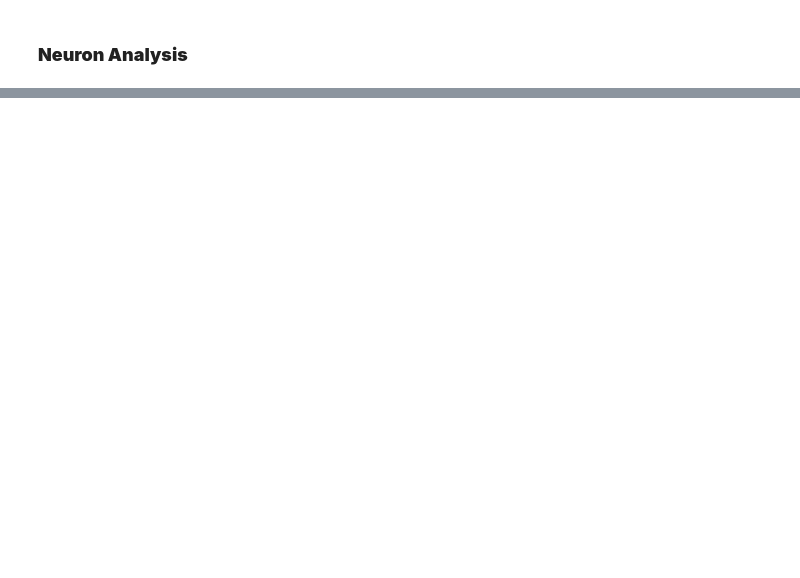
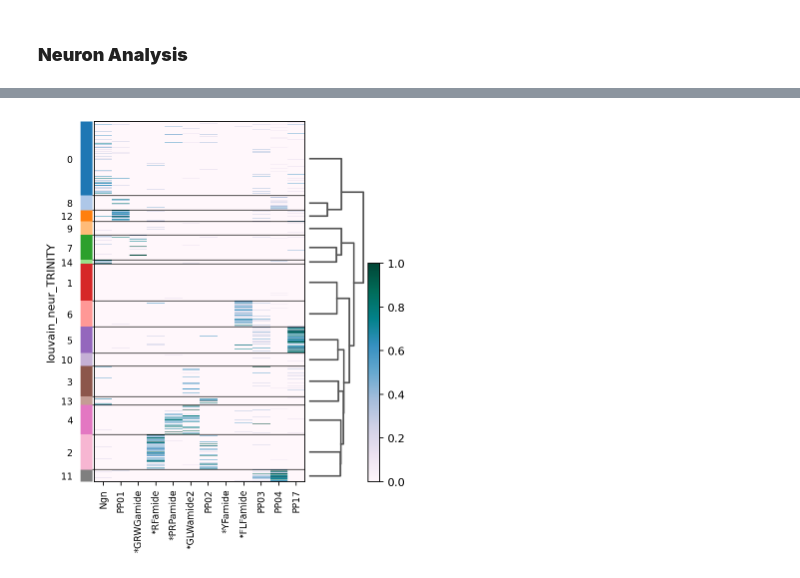
Before and after one commit to pachterlab/CWGFLHGCCHAP_2021, a Jupyter notebook: notebooks/cufflinksAnnosAnalysis.ipynb, the cells around one changed output, grey strips where cells are left out. Cells and saved outputs as stored; diff of their text form; code cells hidden in the pictures; blank space fills up the shorter version.

```diff
--- a/notebooks/cufflinksAnnosAnalysis.ipynb
+++ b/notebooks/cufflinksAnnosAnalysis.ipynb
@@ -279,0 +391,5 @@ plt.show()
+# %%
+sc.pl.heatmap(neurons_sigTop, labels, groupby='louvain_neur_TRINITY', dendrogram=True,show_gene_labels=True,
+              gene_symbols = 'names',swap_axes=False,
+              cmap='PuBuGn',standard_scale='var',save='neuronMarkers.pdf')
+# %% [output]
@@ -279,0 +397 @@ plt.show()
+[figure, added]
```
Also changed, not shown: parts of 32 cells of this notebook.
